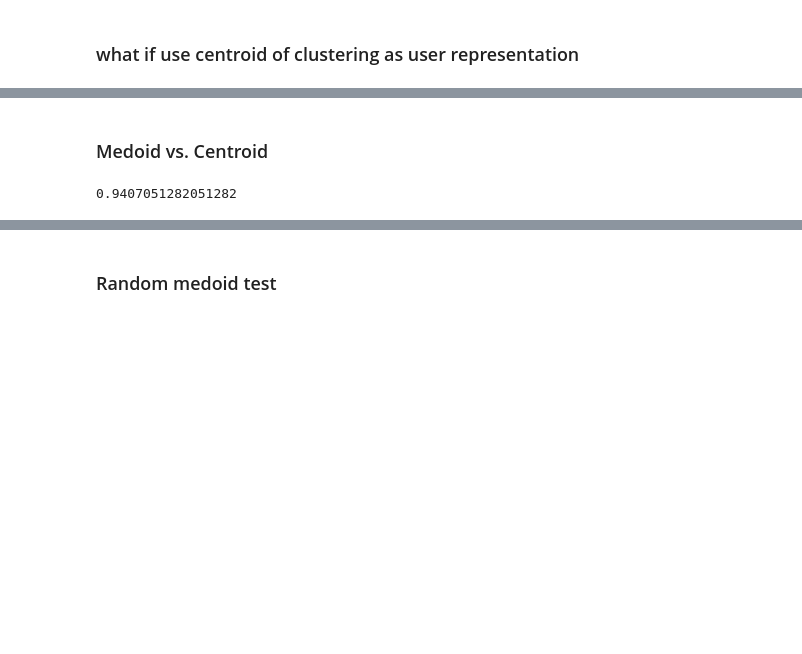
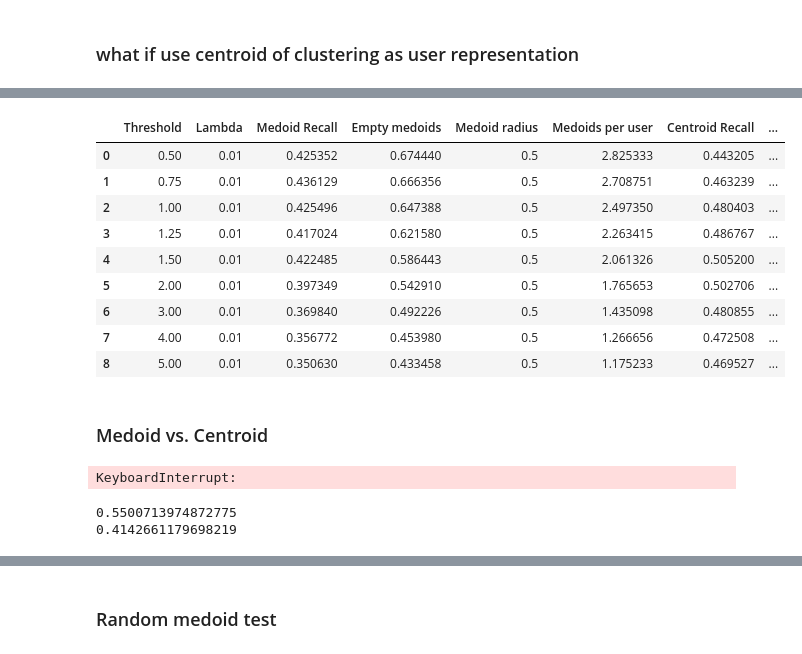
Before and after one commit to hujingwei3303/DM-project, a Jupyter notebook: DM.ipynb, the cells around one changed output, grey strips where cells are left out. Drawn from its saved outputs; the diff is of its cells as text; code cells hidden in the pictures; blank space fills up the shorter version.

```diff
--- a/DM.ipynb
+++ b/DM.ipynb
@@ -308,3 +309,44 @@ def measurement(impression,df_user_representation):
         measure.append((UID,recall,hit))
 
     return pd.DataFrame.from_records(measure,columns=['UID','recall','percent_empty'])
+# %%
+def getResults(history,impression,t0,threshold,lam):
+    res = []
+    print("Clustering...")
+    medoids,centroids = clusteringBatch(history,t0,threshold=threshold,lam=lam,withCentroid=True,constantRadius=0.5)
+    print("Evaluating...")
+    m_c = measurement(impression,centroids)
+    m_m = measurement(impression,medoids)
+    print(m_m)
+    res.append(threshold)
+    res.append(lam)
+    res.append(m_m.recall.mean())
+    res.append(m_m.percent_empty.mean())
+    res.append(medoids.radius.mean())
+    res.append(medoids.groupby("UID").size().mean())
+    res.append(m_c.recall.mean())
+    res.append(m_c.percent_empty.mean())
+    res.append(centroids.radius.mean())
+    res.append(centroids.groupby("UID").size().mean())
+    return res
+
+def evaluate(subsetNr, size=-1):
+    history = 'generate/user_history_'+subsetNr+'.csv'
+    impression = 'generate/user_impressions_'+subsetNr+'.csv'
+    df_impression = pd.read_csv(impression)
+    df_history = pd.read_csv(history)
+    if size != -1:
+        df_impression = df_impression[0:size]
+    t0 = 1575586800+1000
+    result = []
+    lam = [0.01]
+    threshold = [0.5, 0.75, 1.0, 1.25, 1.50, 2.0, 3.0, 4.0, 5.0]
+    for t in threshold:
+        for l in lam:
+            print("Running with threshold", t, "and lambda", l)
+            r = getResults(df_history, df_impression, t0, t, l)
+            print(r)
+            result.append(r)
+    return pd.DataFrame(result, columns=['Threshold','Lambda','Medoid Recall','Empty medoids','Medoid radius','Medoids per user','Centroid Recall','Empty centroids','Centroid radius','Centroids per user'])
+# %%
+df = evaluate("12",-1)
@@ -311,17 +373,35 @@ def measurement(impression,df_user_representation):
+# %%
+df
+# %% [output]
+|  | Threshold | Lambda | Medoid Recall | Empty medoids | Medoid radius | Medoids per user | Centroid Recall | ... |
+| 0 | 0.50 | 0.01 | 0.425352 | 0.674440 | 0.5 | 2.825333 | 0.443205 | ... |
+| 1 | 0.75 | 0.01 | 0.436129 | 0.666356 | 0.5 | 2.708751 | 0.463239 | ... |
+| 2 | 1.00 | 0.01 | 0.425496 | 0.647388 | 0.5 | 2.497350 | 0.480403 | ... |
+| 3 | 1.25 | 0.01 | 0.417024 | 0.621580 | 0.5 | 2.263415 | 0.486767 | ... |
+| 4 | 1.50 | 0.01 | 0.422485 | 0.586443 | 0.5 | 2.061326 | 0.505200 | ... |
+| 5 | 2.00 | 0.01 | 0.397349 | 0.542910 | 0.5 | 1.765653 | 0.502706 | ... |
+| 6 | 3.00 | 0.01 | 0.369840 | 0.492226 | 0.5 | 1.435098 | 0.480855 | ... |
+| 7 | 4.00 | 0.01 | 0.356772 | 0.453980 | 0.5 | 1.266656 | 0.472508 | ... |
+| 8 | 5.00 | 0.01 | 0.350630 | 0.433458 | 0.5 | 1.175233 | 0.469527 | ... |
 # %% [markdown]
 ### Medoid vs. Centroid
 # %%
 t0 = 1575586800+1000
-lam = 0.01
-threshold = 0.85
+lam = 10.0
+threshold = 2.0
 
-history = 'generate/user_history_1.csv'
-impression = 'generate/user_impressions_1.csv'
+df_history = pd.read_csv('generate/user_history_15.csv')
+df_impression = pd.read_csv('generate/user_impressions_15.csv')
 
-df_user_representation_medoid,df_user_representation_centroid = clusteringBatch(history,t0,threshold=threshold,lam=lam,withCentroid=True)
+df_user_representation_medoid,df_user_representation_centroid = clusteringBatch(df_history,t0,threshold=threshold,lam=lam,withCentroid=True,constantRadius=0.5)
+# %% [output]
+KeyboardInterrupt:
 # %%
-df_measure_centroid = measurement(impression,df_user_representation_centroid)
-df_measure_centroid.recall.mean()
+df_measure_centroid = measurement(df_impression,df_user_representation_centroid)
-# %% [output]
-0.9407051282051282
+# %%
+print(df_measure_centroid.recall.mean())
+print(df_measure_centroid.percent_empty.mean())
+# %% [output]
+0.5500713974872775
+0.4142661179698219
 # %%
```
Also changed, not shown: parts of 11 cells of this notebook.
